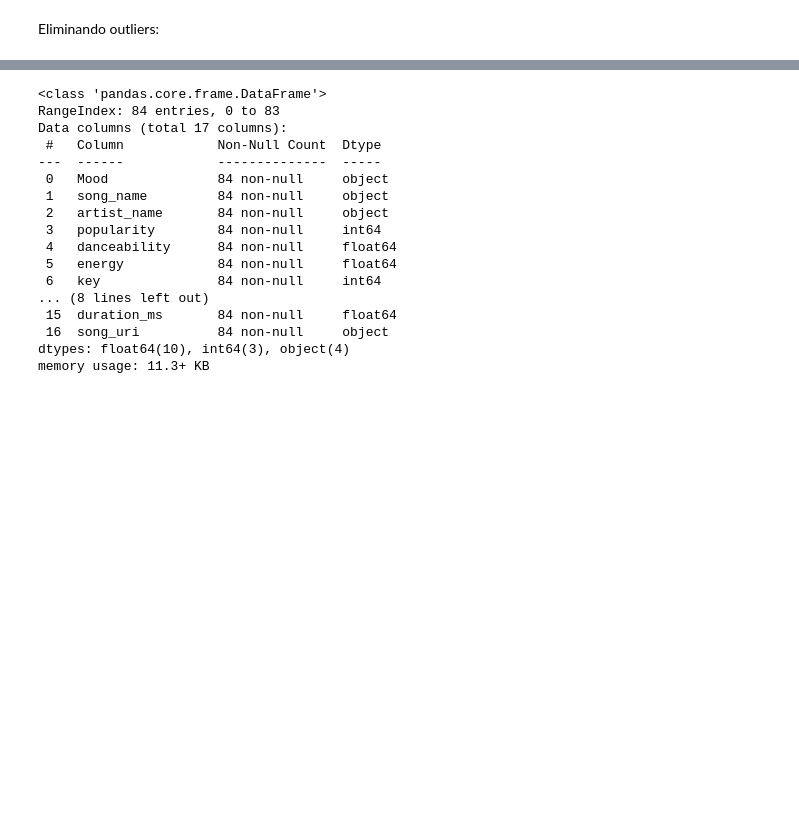
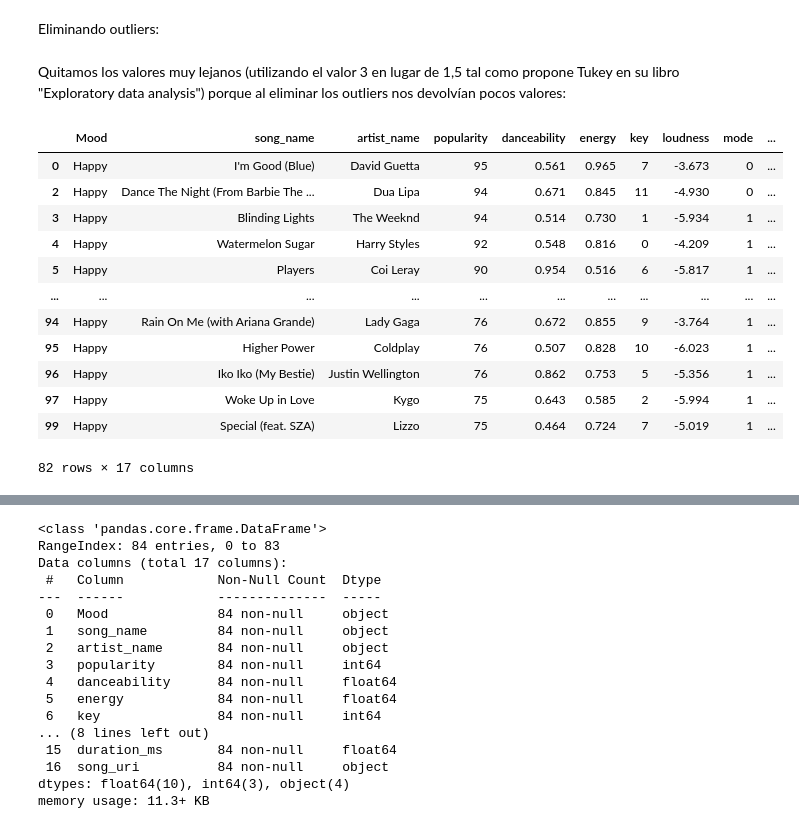
Before and after one commit to bravovielisa/Spotify_analysis, a Jupyter notebook: Notebooks/EDA.ipynb, the cells around one changed output, grey strips where cells are left out. Saved outputs shown, nothing was run; the diff lists cells and outputs as text; code cells hidden in the pictures; blank space fills up the shorter version.

```diff
--- a/Notebooks/EDA.ipynb
+++ b/Notebooks/EDA.ipynb
@@ -791,3 +791,5 @@ for df in dataframes:
 'dataframes = [happy_df, sad_df, anger_df, focus_df]\n\ndef reemplazar_outliers_iqr(df, outliers_columns):\n    """\n    Reemplaza los outliers en las columnas indicadas usando el método IQR.\n    """ ...
 # %% [markdown]
 Eliminando outliers:
+# %% [markdown]
+Quitamos los valores muy lejanos (utilizando el valor 3 en lugar de 1,5 tal como propone Tukey en su libro "Exploratory data analysis") porque al eliminar los outliers nos devolvían pocos valores:
@@ -794,3 +807,19 @@ Eliminando outliers:
+# %%
+happy_df
+# %% [output]
+|  | Mood | song_name | artist_name | popularity | danceability | energy | key | loudness | mode | ... |
+| 0 | Happy | I'm Good (Blue) | David Guetta | 95 | 0.561 | 0.965 | 7 | -3.673 | 0 | ... |
+| 2 | Happy | Dance The Night (From Barbie The ... | Dua Lipa | 94 | 0.671 | 0.845 | 11 | -4.930 | 0 | ... |
+| 3 | Happy | Blinding Lights | The Weeknd | 94 | 0.514 | 0.730 | 1 | -5.934 | 1 | ... |
+| 4 | Happy | Watermelon Sugar | Harry Styles | 92 | 0.548 | 0.816 | 0 | -4.209 | 1 | ... |
+| 5 | Happy | Players | Coi Leray | 90 | 0.954 | 0.516 | 6 | -5.817 | 1 | ... |
+| ... | ... | ... | ... | ... | ... | ... | ... | ... | ... | ... |
+| 94 | Happy | Rain On Me (with Ariana Grande) | Lady Gaga | 76 | 0.672 | 0.855 | 9 | -3.764 | 1 | ... |
+| 95 | Happy | Higher Power | Coldplay | 76 | 0.507 | 0.828 | 10 | -6.023 | 1 | ... |
+| 96 | Happy | Iko Iko (My Bestie) | Justin Wellington | 76 | 0.862 | 0.753 | 5 | -5.356 | 1 | ... |
+| 97 | Happy | Woke Up in Love | Kygo | 75 | 0.643 | 0.585 | 2 | -5.994 | 1 | ... |
+| 99 | Happy | Special (feat. SZA) | Lizzo | 75 | 0.464 | 0.724 | 7 | -5.019 | 1 | ... |
+82 rows × 17 columns
 # %%
 '''df_1 = df[['Mood','song_name','artist_name','danceability','energy','loudness','instrumentalness','valence','song_uri']]
 
```
Also changed, not shown: parts of 4 cells of this notebook, 10 other files.
